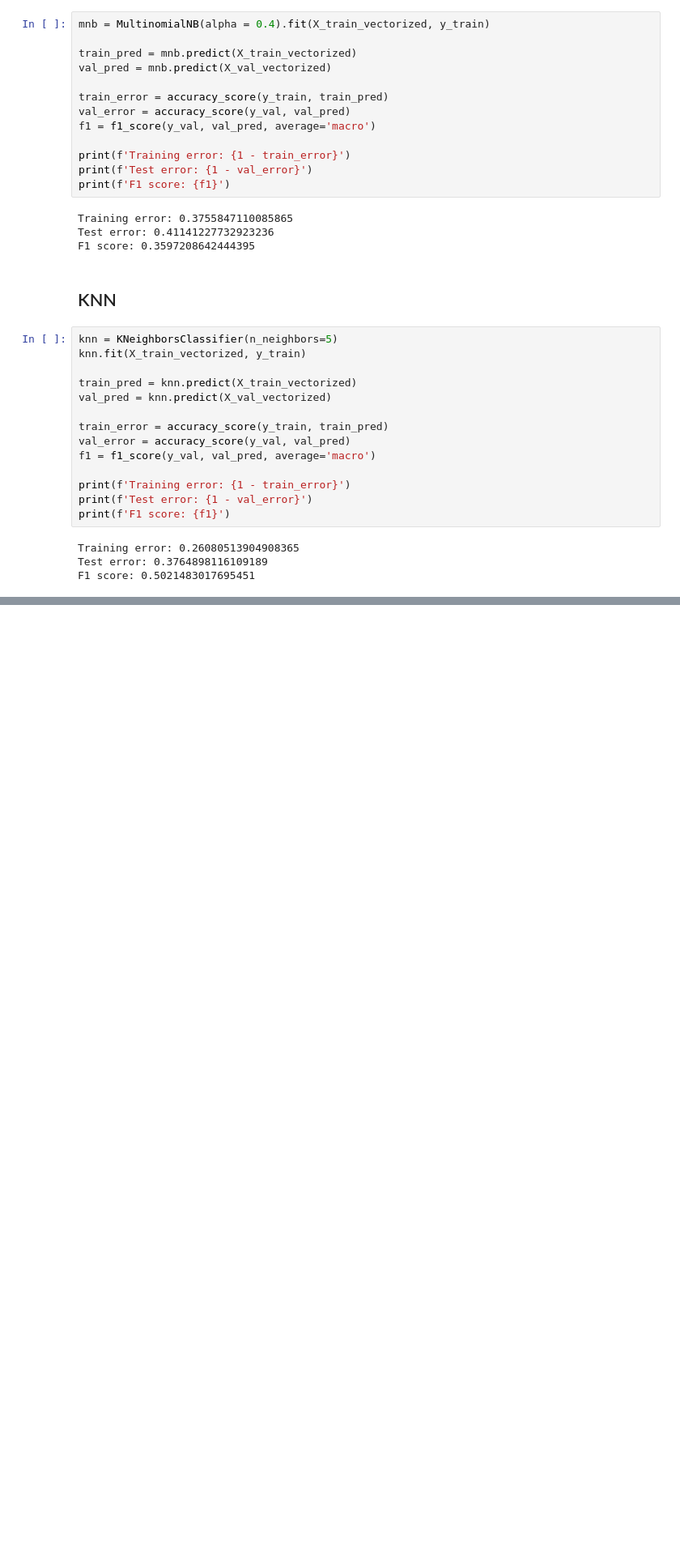
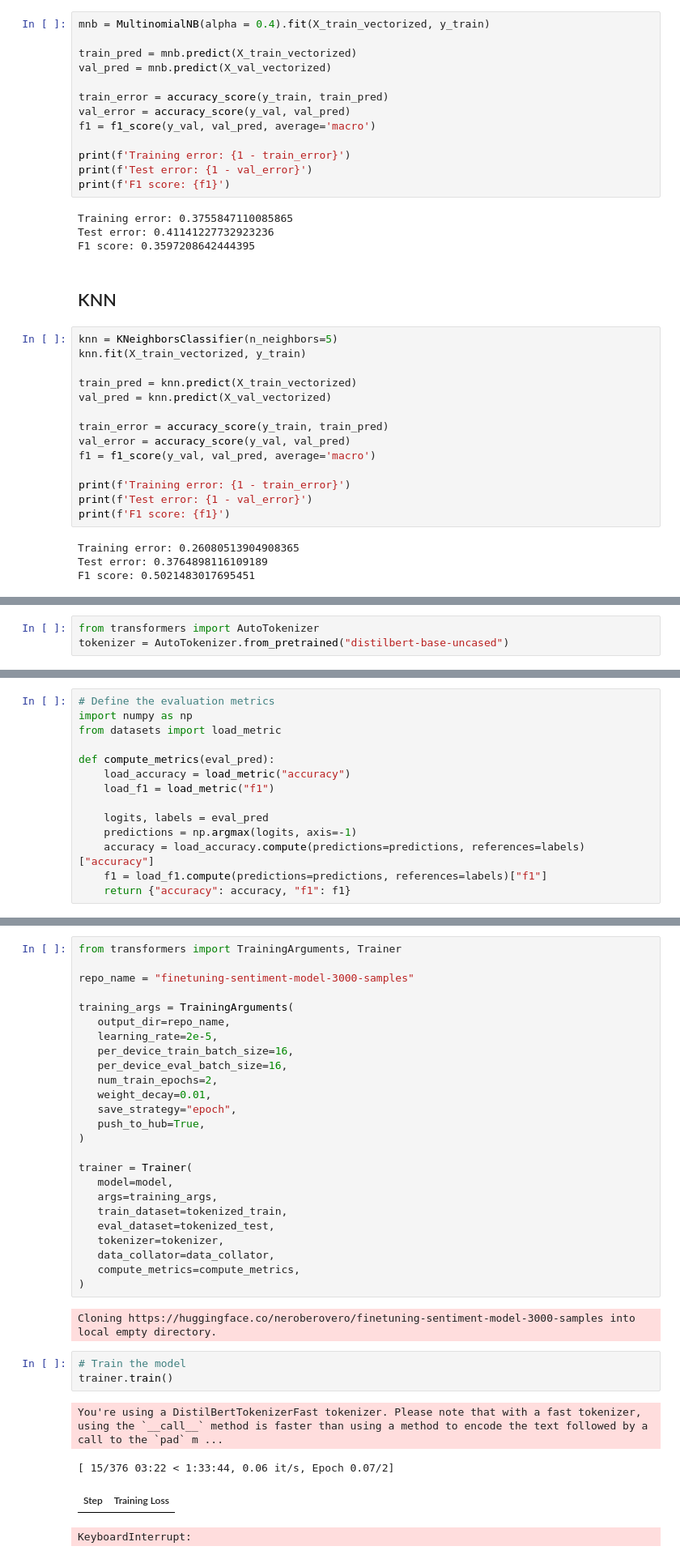
Before and after one commit to nerobero/DS4400-Sentiment-Analysis-Project, a Jupyter notebook: DS4400 Sentiment Analysis Project - Jasmine Liu, Ruiming Li, Ji Yoon Rhee.ipynb, the cells around one changed output, grey strips where cells are left out. Shown at 81% size. Drawn from its saved outputs; the diff is of its cells as text; blank space fills up the shorter version.

Commit message:
hugging face

```diff
--- a/DS4400 Sentiment Analysis Project - Jasmine Liu, Ruiming Li, Ji Yoon Rhee.ipynb
+++ b/DS4400 Sentiment Analysis Project - Jasmine Liu, Ruiming Li, Ji Yoon Rhee.ipynb
@@ -440,0 +461,3 @@ F1 score: 0.5021483017695451
+# %%
+from transformers import AutoTokenizer
+tokenizer = AutoTokenizer.from_pretrained("distilbert-base-uncased")
@@ -440,0 +488,14 @@ F1 score: 0.5021483017695451
+# %%
+# Define the evaluation metrics
+import numpy as np
+from datasets import load_metric
+
+def compute_metrics(eval_pred):
+    load_accuracy = load_metric("accuracy")
+    load_f1 = load_metric("f1")
+
+    logits, labels = eval_pred
+    predictions = np.argmax(logits, axis=-1)
+    accuracy = load_accuracy.compute(predictions=predictions, references=labels)["accuracy"]
+    f1 = load_f1.compute(predictions=predictions, references=labels)["f1"]
+    return {"accuracy": accuracy, "f1": f1}
@@ -440,0 +511,35 @@ F1 score: 0.5021483017695451
+# %%
+from transformers import TrainingArguments, Trainer
+
+repo_name = "finetuning-sentiment-model-3000-samples"
+
+training_args = TrainingArguments(
+   output_dir=repo_name,
+   learning_rate=2e-5,
+   per_device_train_batch_size=16,
+   per_device_eval_batch_size=16,
+   num_train_epochs=2,
+   weight_decay=0.01,
+   save_strategy="epoch",
+   push_to_hub=True,
+)
+
+trainer = Trainer(
+   model=model,
+   args=training_args,
+   train_dataset=tokenized_train,
+   eval_dataset=tokenized_test,
+   tokenizer=tokenizer,
+   data_collator=data_collator,
+   compute_metrics=compute_metrics,
+)
+# %% [output]
+Cloning https://huggingface.co/neroberovero/finetuning-sentiment-model-3000-samples into local empty directory.
+# %%
+# Train the model
+trainer.train()
+# %% [output]
+You're using a DistilBertTokenizerFast tokenizer. Please note that with a fast tokenizer, using the `__call__` method is faster than using a method to encode the text followed by a call to the `pad` m ...
+[ 15/376 03:22 < 1:33:44, 0.06 it/s, Epoch 0.07/2]
+| Step | Training Loss |
+KeyboardInterrupt:
```
Also changed, not shown: parts of 17 cells of this notebook.
